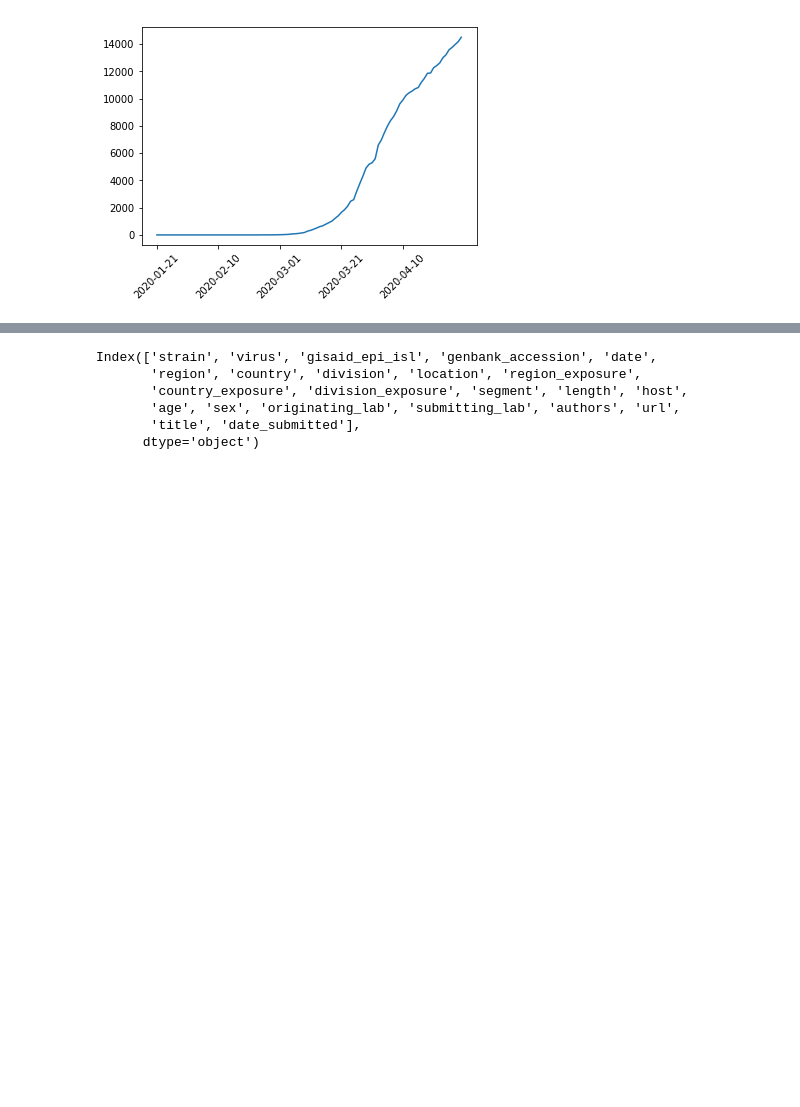
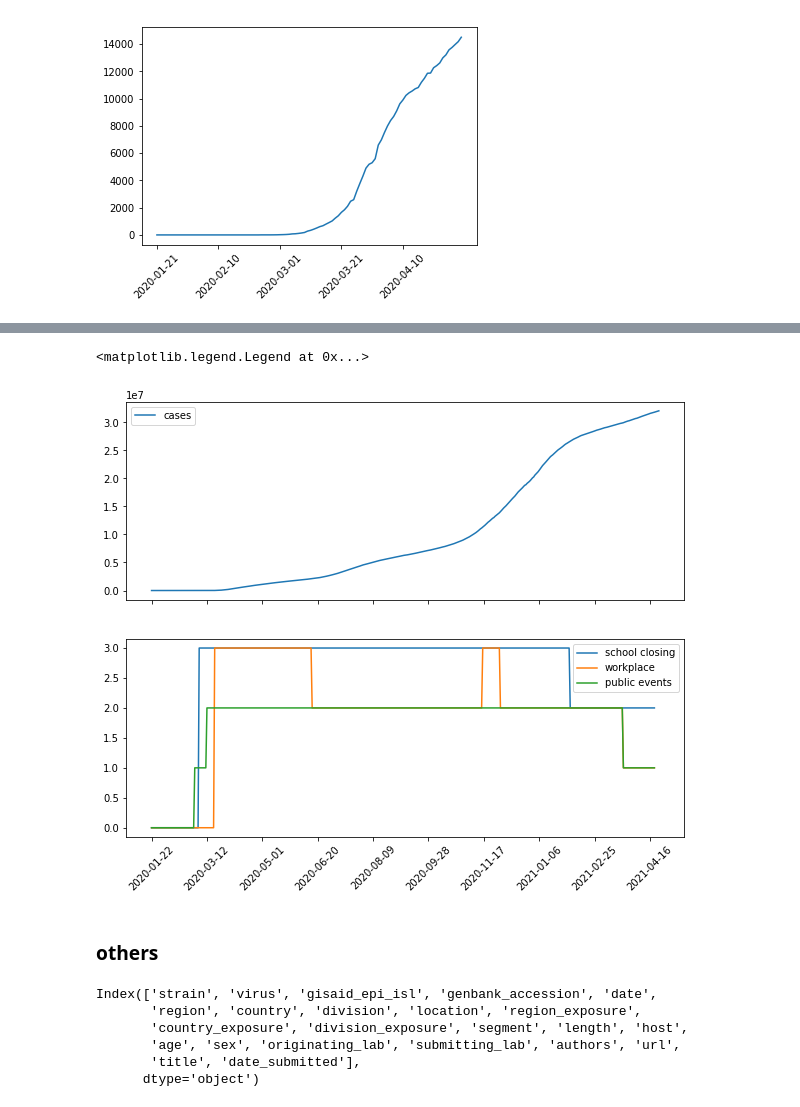
Before and after one commit to xiaolng/GSGHack_project10, a Jupyter notebook: plot_time_series.ipynb, the cells around one changed output, grey strips where cells are left out. Drawn from its saved outputs; the diff is of its cells as text; code cells hidden in the pictures; blank space fills up the shorter version.

```diff
--- a/plot_time_series.ipynb
+++ b/plot_time_series.ipynb
@@ -194,0 +88,2 @@ df_government.
+# %%
+df_gov_us['date'] = pd.to_datetime(df_gov_us['Date'], format='%Y%m%d').dt.date
@@ -195,3 +132,39 @@ df_government.
+# %%
+fig, axs = plt.subplots(2, 1, figsize=(10, 8), sharex=True)
+
+ax = axs[1]
+x = df_merged_us['date'].values
+y1 = df_merged_us['C1_School closing'].values
+y2 = df_merged_us['C2_Workplace closing'].values
+y3 = df_merged_us['C3_Cancel public events'].values
+
+ax.plot(x, y1, label='school closing')
+ax.plot(x, y2, label='workplace')
+ax.plot(x, y3, label='public events')
+
+ticks = np.arange(0, len(x), 50)
+ax.set_xticks(x[ticks]);
+ax.set_xticklabels(x[ ticks ], rotation=45);
+#ax.set_ylabel("school closing")
+#ax.set_xticklabels(ax.get_xticklabels(), rotation=45);
+ax.legend()
+
+ax = axs[0]
+x = df_merged_us['date'].values
+y = df_merged_us['Confirmed'].values
+ax.plot(x, y, label='cases')
+
+ticks = np.arange(0, len(x), 50)
+ax.set_xticks(x[ticks]);
+ax.set_xticklabels(x[ ticks ], rotation=45);
+#ax.set_ylabel("school closing")
+#ax.set_xticklabels(ax.get_xticklabels(), rotation=45);
+ax.legend()
+# %% [output]
+<matplotlib.legend.Legend at 0x...>
+[figure, added]
+# %% [markdown]
+###  others
 # %%
 df_nextstrain = pd.read_table("https://raw.githubusercontent.com/kinyue/covid-19-data-aggregation/master/SARS-CoV-2%20genomes%20from%20Nextstrain/metadata.tsv")
 # %%
```
Also changed, not shown: parts of 17 cells of this notebook.
